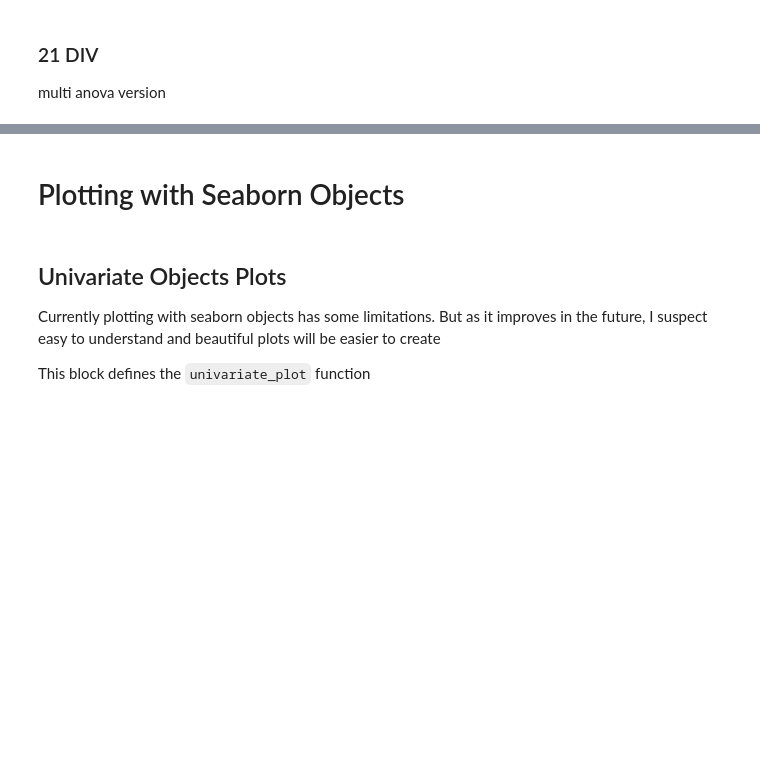
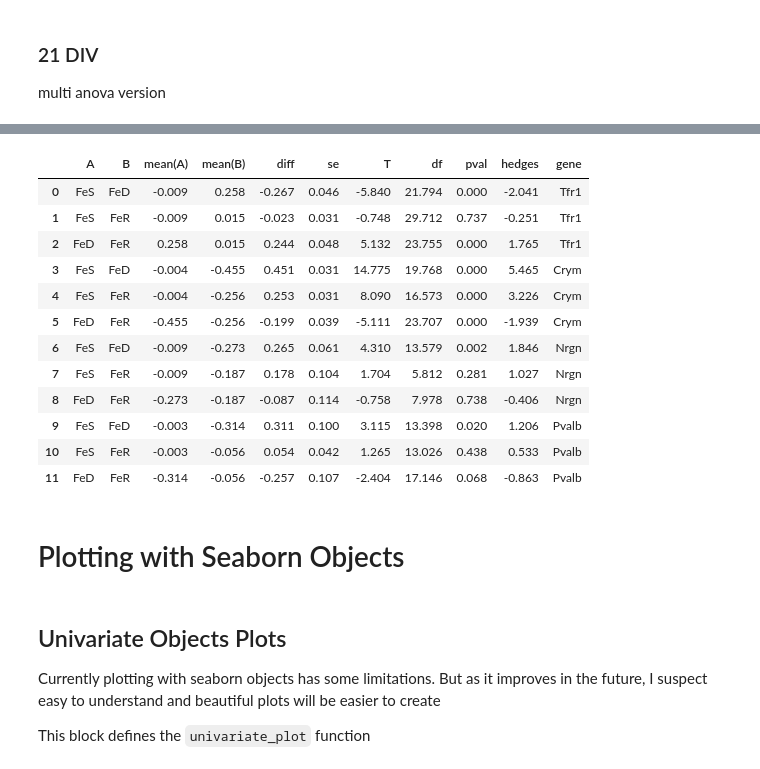
Before and after one commit to TimMonko/2023-FeD-TH-manuscript, a Jupyter notebook: Data Analysis/IronTH-qPCR-manuscript-2023-03-17.ipynb, the cells around one changed output, grey strips where cells are left out. Cells and saved outputs as stored; diff of their text form; code cells hidden in the pictures; blank space fills up the shorter version.

```diff
--- a/Data Analysis/IronTH-qPCR-manuscript-2023-03-17.ipynb
+++ b/Data Analysis/IronTH-qPCR-manuscript-2023-03-17.ipynb
@@ -306,3 +354,19 @@ pd.concat(tukey_results, ignore_index=True)
+# %%
+pd.concat(gameshowell_results, ignore_index=True)
+# %% [output]
+|  | A | B | mean(A) | mean(B) | diff | se | T | df | pval | hedges | gene |
+| 0 | FeS | FeD | -0.009 | 0.258 | -0.267 | 0.046 | -5.840 | 21.794 | 0.000 | -2.041 | Tfr1 |
+| 1 | FeS | FeR | -0.009 | 0.015 | -0.023 | 0.031 | -0.748 | 29.712 | 0.737 | -0.251 | Tfr1 |
+| 2 | FeD | FeR | 0.258 | 0.015 | 0.244 | 0.048 | 5.132 | 23.755 | 0.000 | 1.765 | Tfr1 |
+| 3 | FeS | FeD | -0.004 | -0.455 | 0.451 | 0.031 | 14.775 | 19.768 | 0.000 | 5.465 | Crym |
+| 4 | FeS | FeR | -0.004 | -0.256 | 0.253 | 0.031 | 8.090 | 16.573 | 0.000 | 3.226 | Crym |
+| 5 | FeD | FeR | -0.455 | -0.256 | -0.199 | 0.039 | -5.111 | 23.707 | 0.000 | -1.939 | Crym |
+| 6 | FeS | FeD | -0.009 | -0.273 | 0.265 | 0.061 | 4.310 | 13.579 | 0.002 | 1.846 | Nrgn |
+| 7 | FeS | FeR | -0.009 | -0.187 | 0.178 | 0.104 | 1.704 | 5.812 | 0.281 | 1.027 | Nrgn |
+| 8 | FeD | FeR | -0.273 | -0.187 | -0.087 | 0.114 | -0.758 | 7.978 | 0.738 | -0.406 | Nrgn |
+| 9 | FeS | FeD | -0.003 | -0.314 | 0.311 | 0.100 | 3.115 | 13.398 | 0.020 | 1.206 | Pvalb |
+| 10 | FeS | FeR | -0.003 | -0.056 | 0.054 | 0.042 | 1.265 | 13.026 | 0.438 | 0.533 | Pvalb |
+| 11 | FeD | FeR | -0.314 | -0.056 | -0.257 | 0.107 | -2.404 | 17.146 | 0.068 | -0.863 | Pvalb |
 # %% [markdown]
 # Plotting with Seaborn Objects
 # %% [markdown]
```
Also changed, not shown: parts of 9 cells of this notebook, 14 other files.
